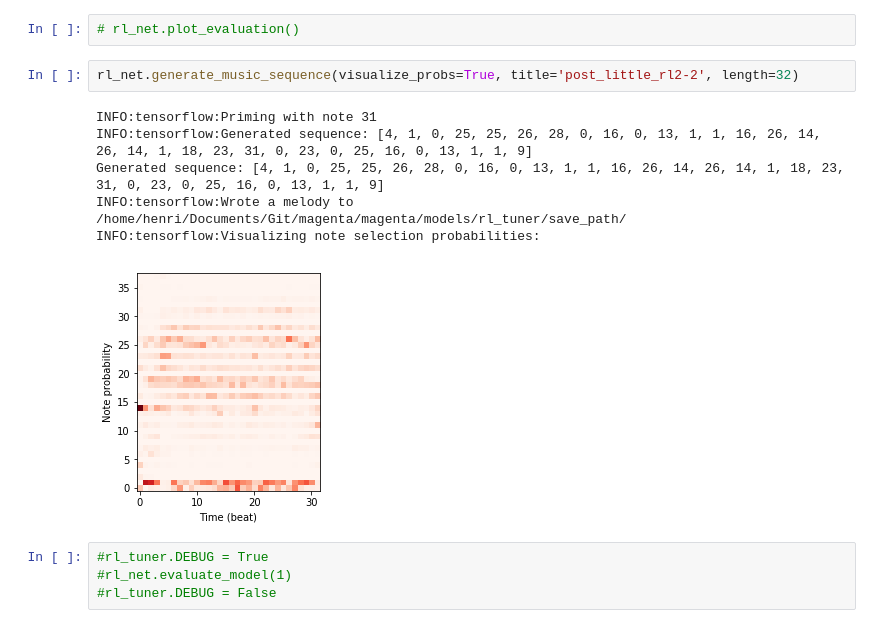
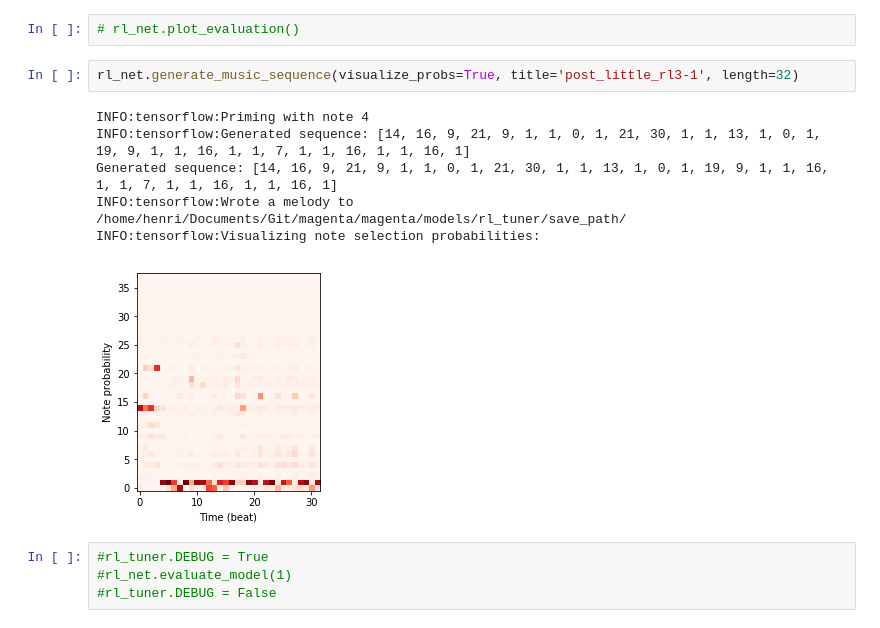
Before and after one commit to herougo/magenta, a Jupyter notebook: magenta/models/rl_tuner/rl_tuner.ipynb, the cells around one changed output. Cells and saved outputs as stored; diff of their text form.

```diff
--- a/magenta/models/rl_tuner/rl_tuner.ipynb
+++ b/magenta/models/rl_tuner/rl_tuner.ipynb
@@ -136,14 +142,14 @@ Total notes:3200.0
 # %%
 # rl_net.plot_evaluation()
 # %%
-rl_net.generate_music_sequence(visualize_probs=True, title='post_little_rl2-2', length=32)
+rl_net.generate_music_sequence(visualize_probs=True, title='post_little_rl3-1', length=32)
 # %% [output]
-INFO:tensorflow:Priming with note 31
-INFO:tensorflow:Generated sequence: [4, 1, 0, 25, 25, 26, 28, 0, 16, 0, 13, 1, 1, 16, 26, 14, 26, 14, 1, 18, 23, 31, 0, 23, 0, 25, 16, 0, 13, 1, 1, 9]
-Generated sequence: [4, 1, 0, 25, 25, 26, 28, 0, 16, 0, 13, 1, 1, 16, 26, 14, 26, 14, 1, 18, 23, 31, 0, 23, 0, 25, 16, 0, 13, 1, 1, 9]
+INFO:tensorflow:Priming with note 4
+INFO:tensorflow:Generated sequence: [14, 16, 9, 21, 9, 1, 1, 0, 1, 21, 30, 1, 1, 13, 1, 0, 1, 19, 9, 1, 1, 16, 1, 1, 7, 1, 1, 16, 1, 1, 16, 1]
+Generated sequence: [14, 16, 9, 21, 9, 1, 1, 0, 1, 21, 30, 1, 1, 13, 1, 0, 1, 19, 9, 1, 1, 16, 1, 1, 7, 1, 1, 16, 1, 1, 16, 1]
 INFO:tensorflow:Wrote a melody to /home/henri/Documents/Git/magenta/magenta/models/rl_tuner/save_path/
 INFO:tensorflow:Visualizing note selection probabilities:
-[figure, old version]
+[figure, new version]
 # %%
 #rl_tuner.DEBUG = True
 #rl_net.evaluate_model(1)
```
Also changed, not shown: parts of 5 cells of this notebook, 2 other files.
